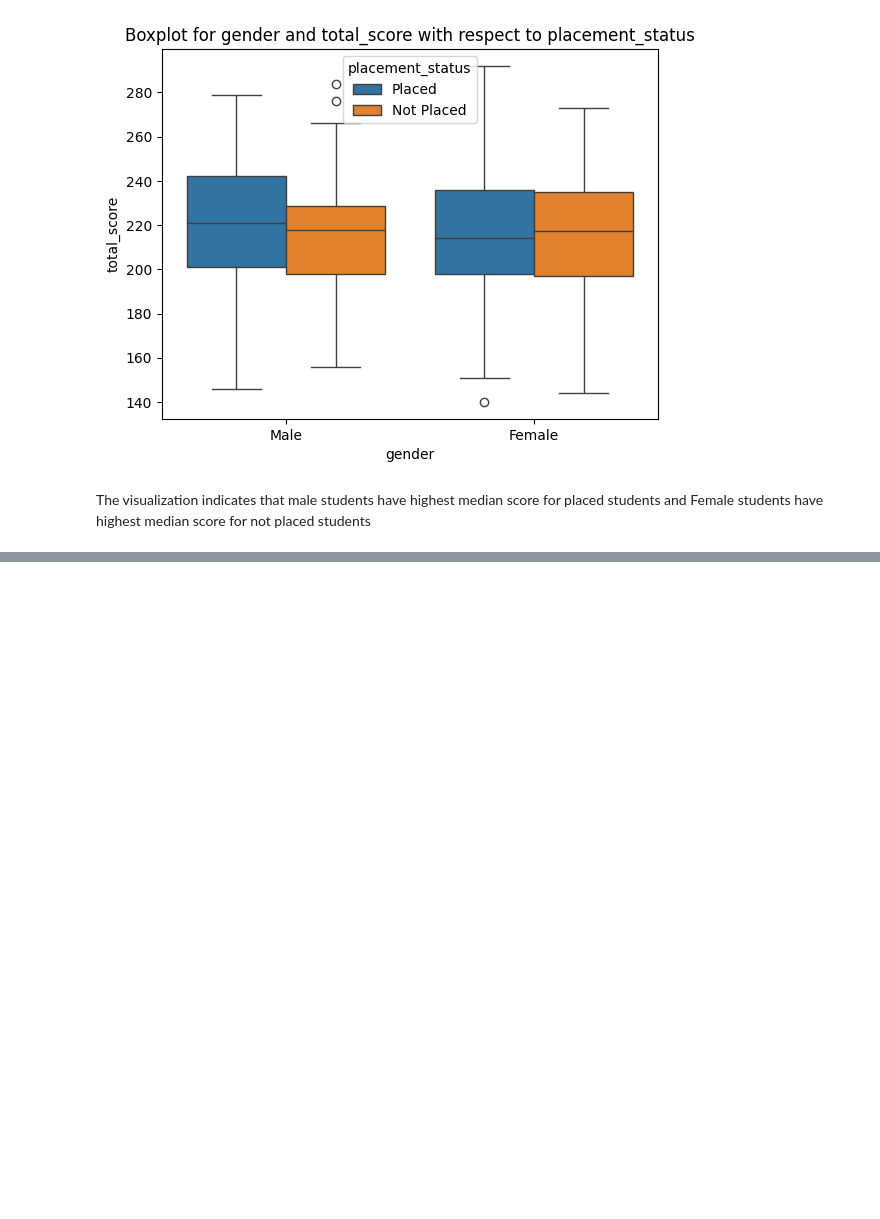
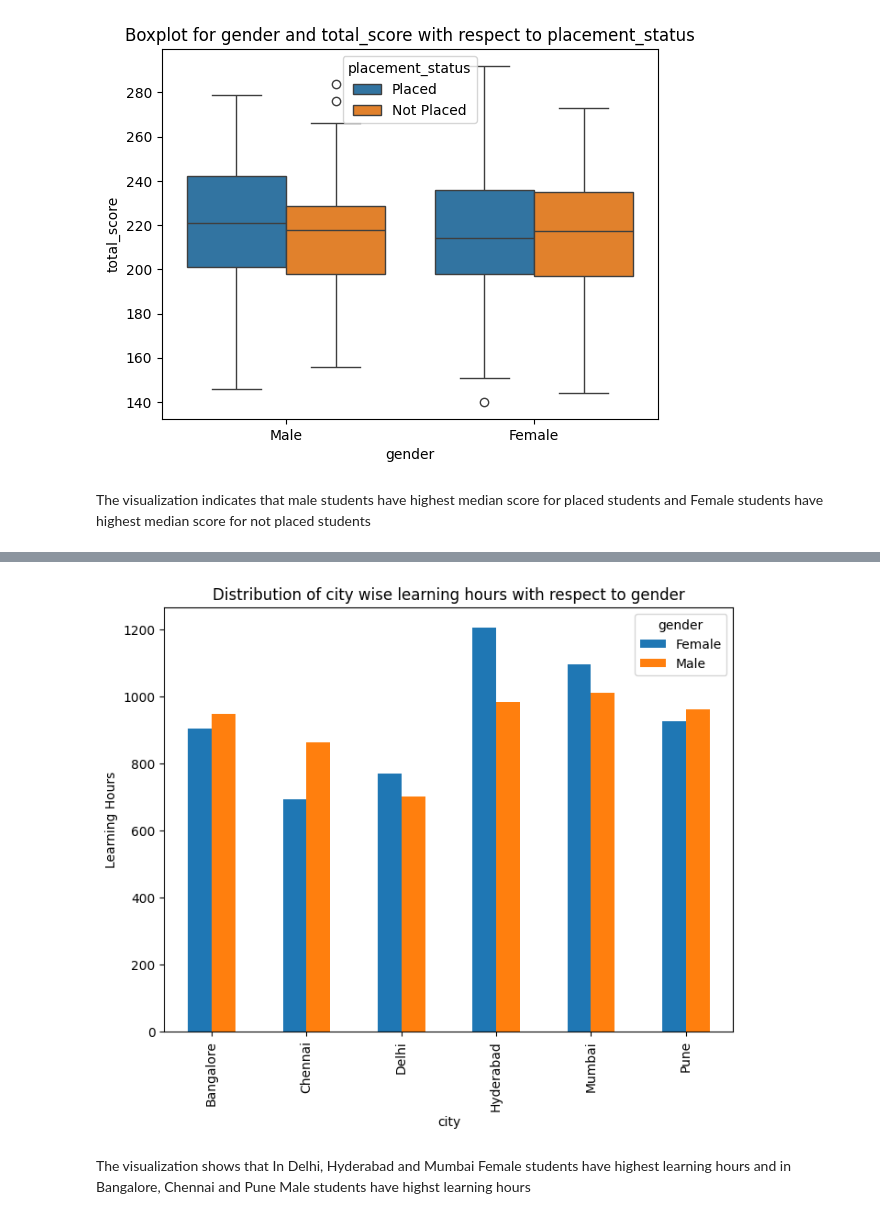
Before and after one commit to anuja-2904/Edtech_Student_Learning_data, a Jupyter notebook: Edtech_Student_Learning_data (1).ipynb, the cells around one changed output, grey strips where cells are left out. Saved outputs shown, nothing was run; the diff lists cells and outputs as text; code cells hidden in the pictures; blank space fills up the shorter version.

```diff
--- a/Edtech_Student_Learning_data (1).ipynb
+++ b/Edtech_Student_Learning_data (1).ipynb
@@ -1610,0 +1631,3 @@ The visualization indicates that male students have highest median score for pla
+# %%
+ct2 = pd.crosstab(df["city"],df["gender"],values=df["learning_hours"],aggfunc='sum')
+ct2
@@ -1610,0 +1643,10 @@ The visualization indicates that male students have highest median score for pla
+# %%
+ct2.plot(kind="bar",figsize=(8,6))
+plt.title("Distribution of city wise learning hours with respect to gender")
+plt.xlabel("city")
+plt.ylabel("Learning Hours")
+plt.show()
+# %% [output]
+[figure, added]
+# %% [markdown]
+The visualization shows that In Delhi, Hyderabad and Mumbai Female students have highest learning hours and in Bangalore, Chennai and Pune Male students have highst learning hours
```
Also changed, not shown: parts of 4 cells of this notebook.
